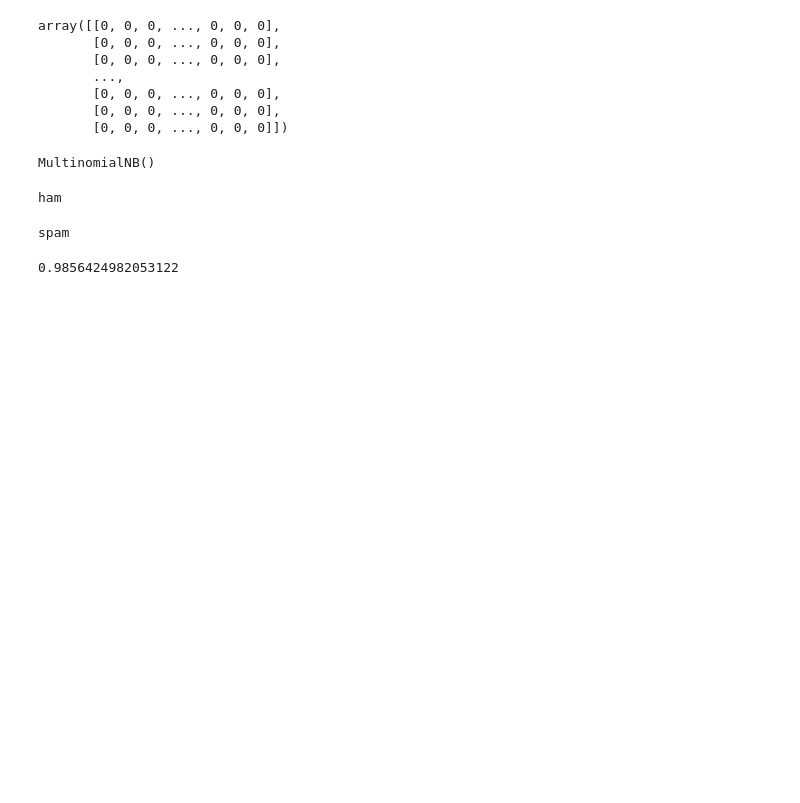
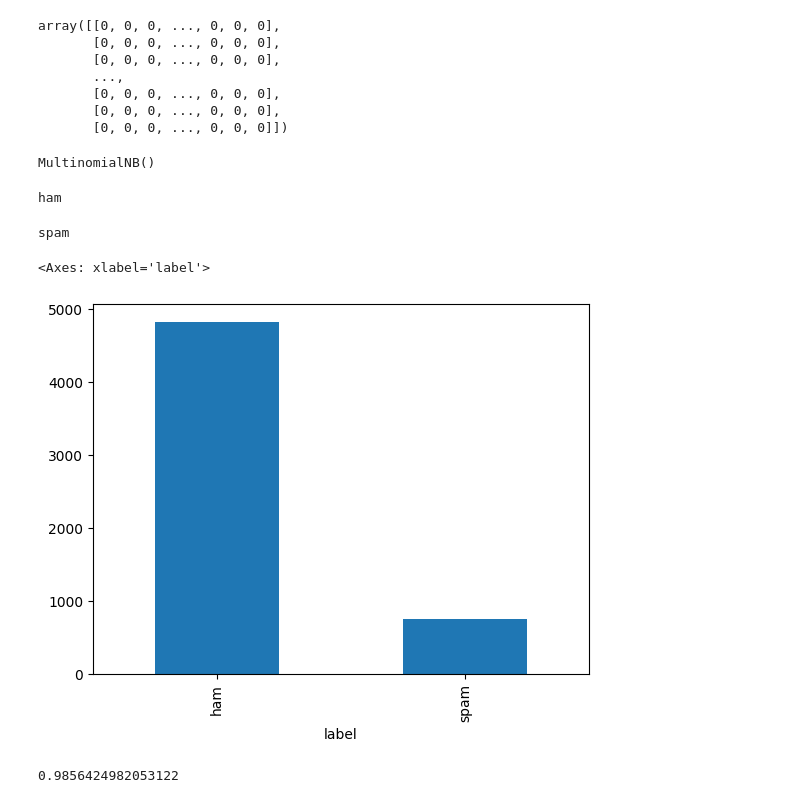
Before and after one commit to ShatakshiSaha19/CODSOFT, a Jupyter notebook: Spam_SMS_Detection.ipynb, the cells around one changed output. Saved outputs shown, nothing was run; the diff lists cells and outputs as text; code cells hidden in the pictures; blank space fills up the shorter version.

```diff
--- a/Spam_SMS_Detection.ipynb
+++ b/Spam_SMS_Detection.ipynb
@@ -74,6 +74,12 @@ else:
   print('ham')
 # %% [output]
 spam
+# %%
+
+spam_df['label'].value_counts().plot(kind='bar')
+# %% [output]
+<Axes: xlabel='label'>
+[figure, added]
 # %%
 #testing model
 
```
